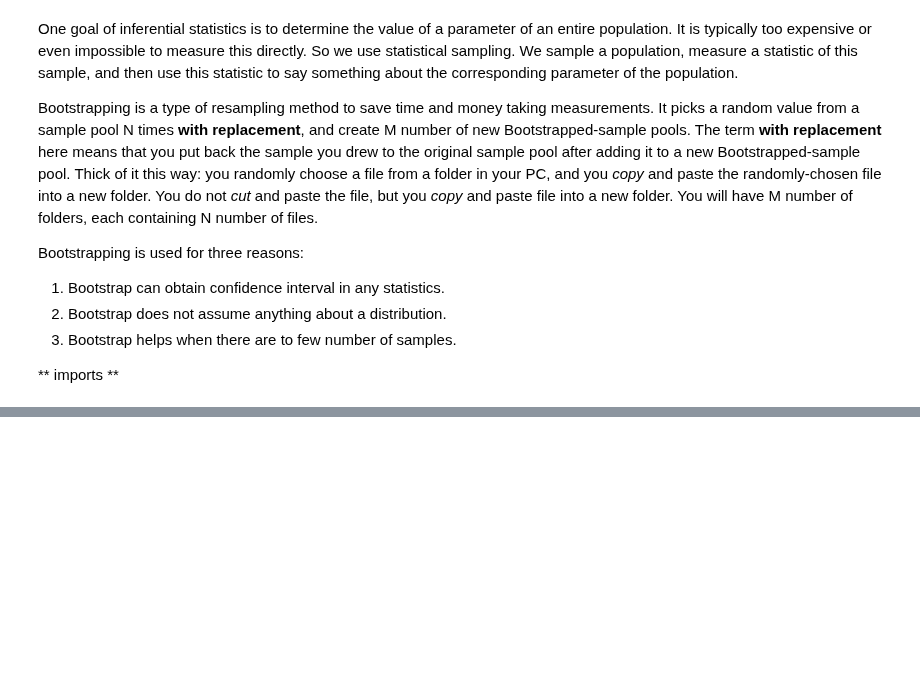
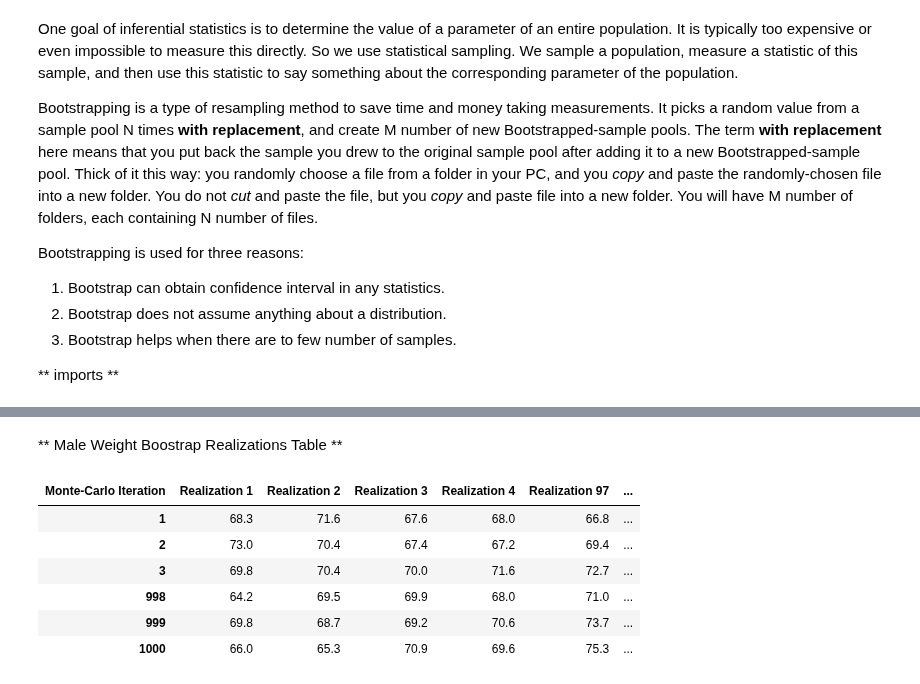
Before and after one commit to aegis4048/Petroleum_Engineering, a Jupyter notebook: Data Analysis/Uncertainty Modeling with Bootstrap Simulation.ipynb, the cells around one changed output, grey strips where cells are left out. Cells and saved outputs as stored; diff of their text form; code cells hidden in the pictures; blank space fills up the shorter version.

```diff
--- a/Data Analysis/Uncertainty Modeling with Bootstrap Simulation.ipynb
+++ b/Data Analysis/Uncertainty Modeling with Bootstrap Simulation.ipynb
@@ -35,0 +116,16 @@ From the U.S. Census Bureau, you obtained the mean and standard deviation values
+# %% [markdown]
+** Male Weight Boostrap Realizations Table **
+# %%
+columns = ['Realization ' + str(i + 1) for i in range(bootstrap_iter)]
+index = [str(i + 1) for i in range(monte_iter)]
+df_male = pd.DataFrame(realizations_male, index=columns, columns=index)
+df_male.index.name = 'Monte-Carlo Iteration'
+df_male.round(1).T.iloc[[0, 1, 2, 997, 998, 999], [0, 1, 2, 3, 96, 97, 98, 99]]
+# %% [output]
+| Monte-Carlo Iteration | Realization 1 | Realization 2 | Realization 3 | Realization 4 | Realization 97 | ... |
+| 1 | 68.3 | 71.6 | 67.6 | 68.0 | 66.8 | ... |
+| 2 | 73.0 | 70.4 | 67.4 | 67.2 | 69.4 | ... |
+| 3 | 69.8 | 70.4 | 70.0 | 71.6 | 72.7 | ... |
+| 998 | 64.2 | 69.5 | 69.9 | 68.0 | 71.0 | ... |
+| 999 | 69.8 | 68.7 | 69.2 | 70.6 | 73.7 | ... |
+| 1000 | 66.0 | 65.3 | 70.9 | 69.6 | 75.3 | ... |
```
Also changed, not shown: parts of 27 cells of this notebook.
